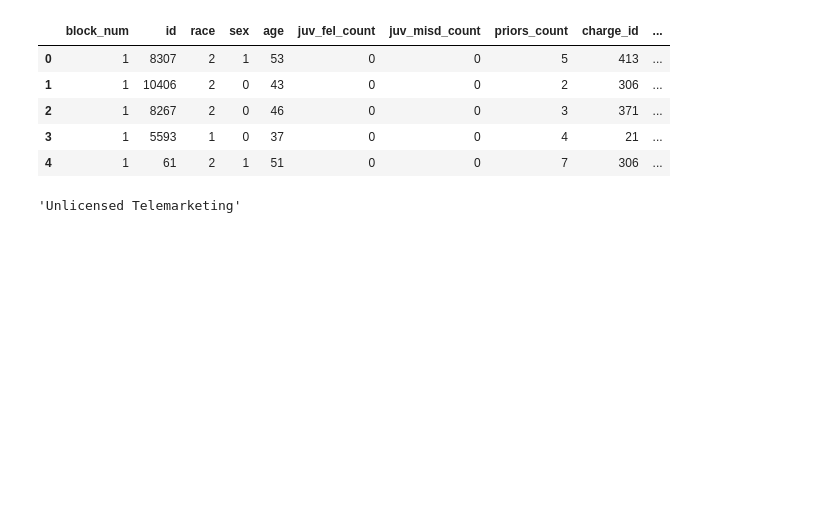
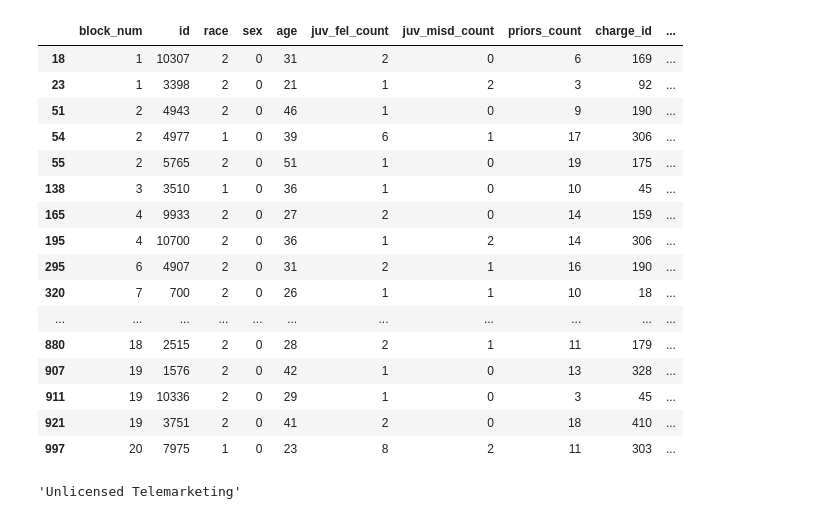
Before and after one commit to UCLAMLRG/reading_group_2018_winter, a Jupyter notebook: week1/Winter 2018 Week 1.ipynb, the cells around one changed output. Cells and saved outputs as stored; diff of their text form; code cells hidden in the pictures; blank space fills up the shorter version.

```diff
--- a/week1/Winter 2018 Week 1.ipynb
+++ b/week1/Winter 2018 Week 1.ipynb
@@ -5,15 +5,26 @@ import pandas as pd
 # load data from Dressel & Farid (2018)
 tab = pd.read_csv('./BROWARD_CLEAN_SUBSET.csv')
 charge_tab = pd.read_csv('./CHARGE_ID.csv')
-# %%
-tab[:5]
-# %% [output]
-|  | block_num | id | race | sex | age | juv_fel_count | juv_misd_count | priors_count | charge_id | ... |
-| 0 | 1 | 8307 | 2 | 1 | 53 | 0 | 0 | 5 | 413 | ... |
-| 1 | 1 | 10406 | 2 | 0 | 43 | 0 | 0 | 2 | 306 | ... |
-| 2 | 1 | 8267 | 2 | 0 | 46 | 0 | 0 | 3 | 371 | ... |
-| 3 | 1 | 5593 | 1 | 0 | 37 | 0 | 0 | 4 | 21 | ... |
-| 4 | 1 | 61 | 2 | 1 | 51 | 0 | 0 | 7 | 306 | ... |
+# %%
+tab[tab['juv_fel_count']>0]
+# %% [output]
+|  | block_num | id | race | sex | age | juv_fel_count | juv_misd_count | priors_count | charge_id | ... |
+| 18 | 1 | 10307 | 2 | 0 | 31 | 2 | 0 | 6 | 169 | ... |
+| 23 | 1 | 3398 | 2 | 0 | 21 | 1 | 2 | 3 | 92 | ... |
+| 51 | 2 | 4943 | 2 | 0 | 46 | 1 | 0 | 9 | 190 | ... |
+| 54 | 2 | 4977 | 1 | 0 | 39 | 6 | 1 | 17 | 306 | ... |
+| 55 | 2 | 5765 | 2 | 0 | 51 | 1 | 0 | 19 | 175 | ... |
+| 138 | 3 | 3510 | 1 | 0 | 36 | 1 | 0 | 10 | 45 | ... |
+| 165 | 4 | 9933 | 2 | 0 | 27 | 2 | 0 | 14 | 159 | ... |
+| 195 | 4 | 10700 | 2 | 0 | 36 | 1 | 2 | 14 | 306 | ... |
+| 295 | 6 | 4907 | 2 | 0 | 31 | 2 | 1 | 16 | 190 | ... |
+| 320 | 7 | 700 | 2 | 0 | 26 | 1 | 1 | 10 | 18 | ... |
+| ... | ... | ... | ... | ... | ... | ... | ... | ... | ... | ... |
+| 880 | 18 | 2515 | 2 | 0 | 28 | 2 | 1 | 11 | 179 | ... |
+| 907 | 19 | 1576 | 2 | 0 | 42 | 1 | 0 | 13 | 328 | ... |
+| 911 | 19 | 10336 | 2 | 0 | 29 | 1 | 0 | 3 | 45 | ... |
+| 921 | 19 | 3751 | 2 | 0 | 41 | 2 | 0 | 18 | 410 | ... |
+| 997 | 20 | 7975 | 1 | 0 | 23 | 8 | 2 | 11 | 303 | ... |
 # %%
 c = charge_tab[charge_tab['charge_id'] == 413]
 c['mturk_charge_name'].iloc[0]
```
Also changed, not shown: parts of 1 cell of this notebook, 1 other file.
